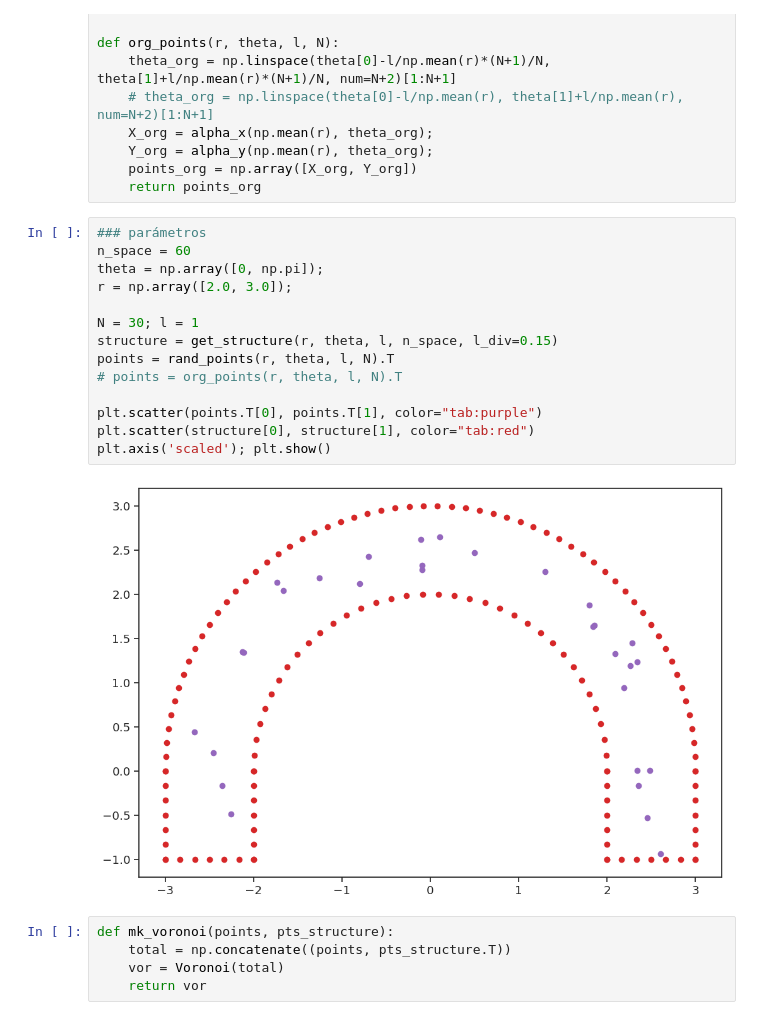
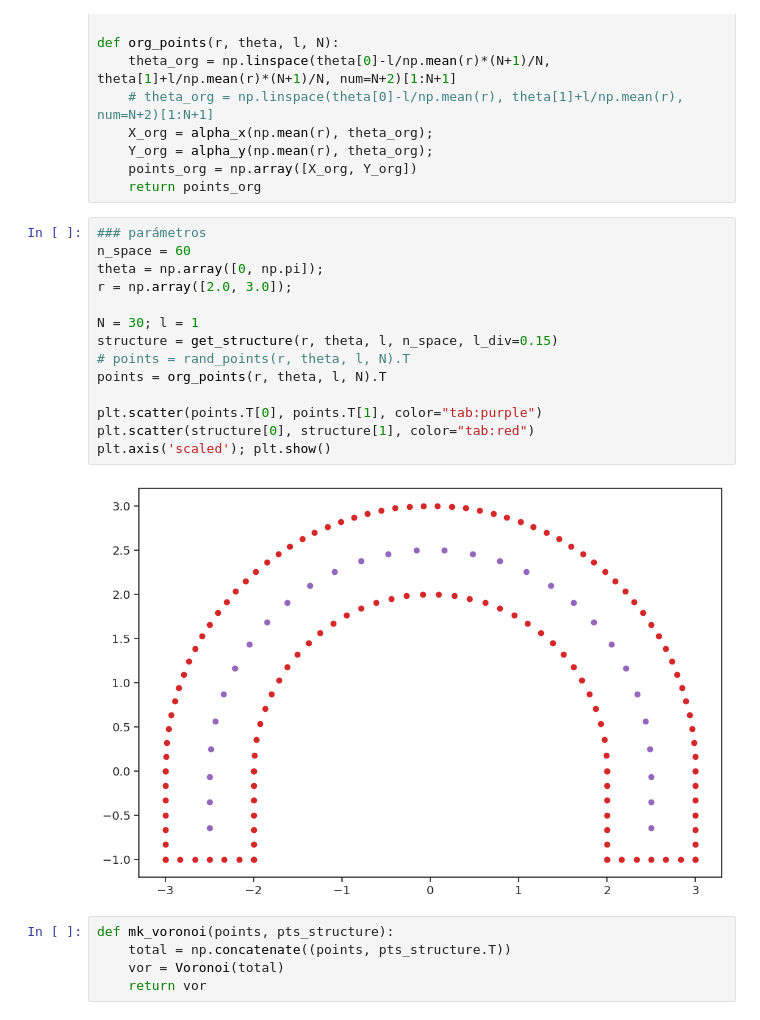
Before and after one commit to joshbrx/biomath_model, a Jupyter notebook: Voronoi_cells_prototipo.ipynb, the cells around one changed output. Drawn from its saved outputs; the diff is of its cells as text.

```diff
--- a/Voronoi_cells_prototipo.ipynb
+++ b/Voronoi_cells_prototipo.ipynb
@@ -180,19 +180,19 @@ def org_points(r, theta, l, N):
 # %%
 ### parámetros
 n_space = 60
 theta = np.array([0, np.pi]);
 r = np.array([2.0, 3.0]);
 
 N = 30; l = 1
 structure = get_structure(r, theta, l, n_space, l_div=0.15)
-points = rand_points(r, theta, l, N).T
-# points = org_points(r, theta, l, N).T
+# points = rand_points(r, theta, l, N).T
+points = org_points(r, theta, l, N).T
 
 plt.scatter(points.T[0], points.T[1], color="tab:purple")
 plt.scatter(structure[0], structure[1], color="tab:red")
 plt.axis('scaled'); plt.show()
 # %% [output]
-[figure, old version]
+[figure, new version]
 # %%
 def mk_voronoi(points, pts_structure):
     total = np.concatenate((points, pts_structure.T))
```
Also changed, not shown: parts of 12 cells of this notebook.
